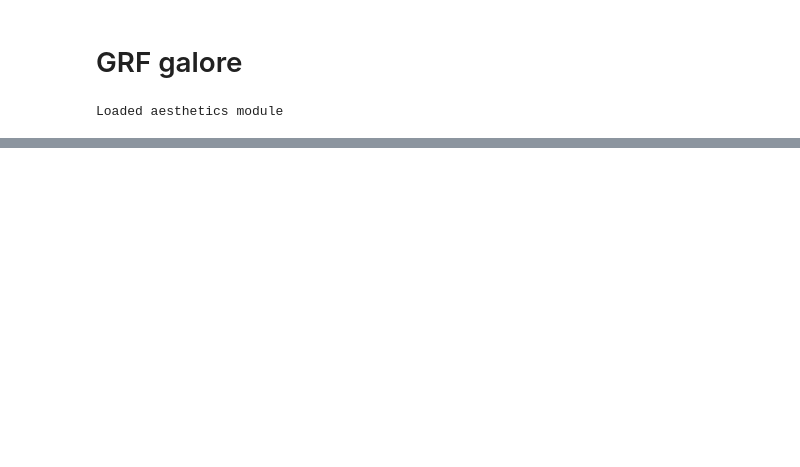
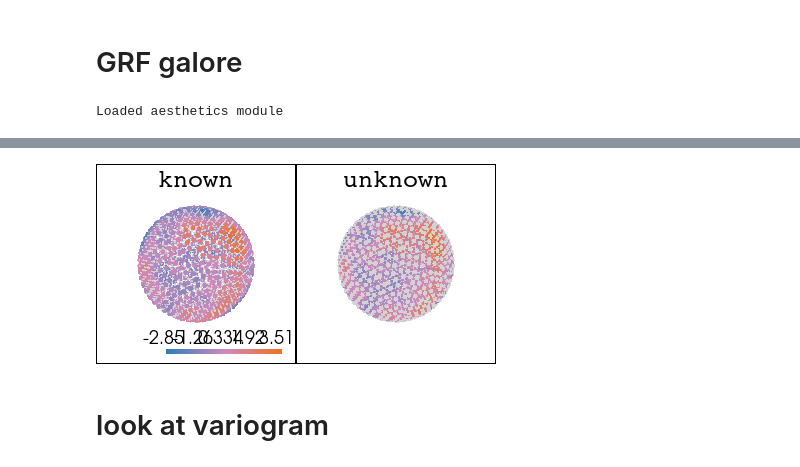
Before and after one commit to yiguzhou/zhou_interpolates, a Jupyter notebook: code/grf_galore.ipynb, the cells around one changed output, grey strips where cells are left out. Drawn from its saved outputs; the diff is of its cells as text; code cells hidden in the pictures; blank space fills up the shorter version.

```diff
--- a/code/grf_galore.ipynb
+++ b/code/grf_galore.ipynb
@@ -75,0 +102,33 @@ plt.show()
+# %%
+import joblib
+
+ran=50
+pct=25
+
+sampl = joblib.load(projdir + f'/data/sampling/fsLR-4k_sphere_samp-fibonacci_pct-{pct}.pkl')
+kc, kv, uc, uv = sampl[1]
+# %%
+from scipy.stats import zscore
+
+dt = zscore( Instances[ran]["matern"].to_numpy() )
+train = dt[kv.flatten().astype(int)]
+test = dt[uv.flatten().astype(int)]
+# %%
+pl = pv.Plotter(shape = (1,2), window_size = (400,200))
+
+pl.subplot(0,0)
+
+pl.add_points(kc[:,:,0], scalars = train, cmap = bpr, **point_aes)
+pl.add_points(uc[:,:,0], color = 'lightgray', point_size = 2, **point_aes)
+pl.add_text("known", position = 'upper_edge', font = 'courier', font_size = 10)
+
+pl.subplot(0,1)
+pl.add_points(uc[:,:,0], scalars = test, point_size = 3, cmap = bpr, **point_aes)
+pl.add_points(kc[:,:,0], color = 'lightgray', **point_aes)
+pl.add_text("unknown", position = 'upper_edge', font = 'courier', font_size = 10)
+
+pl.show(jupyter_backend='static')
+# %% [output]
+[figure, added]
+# %% [markdown]
+# look at variogram
```
Also changed, not shown: parts of 26 cells of this notebook, 11 other files.
